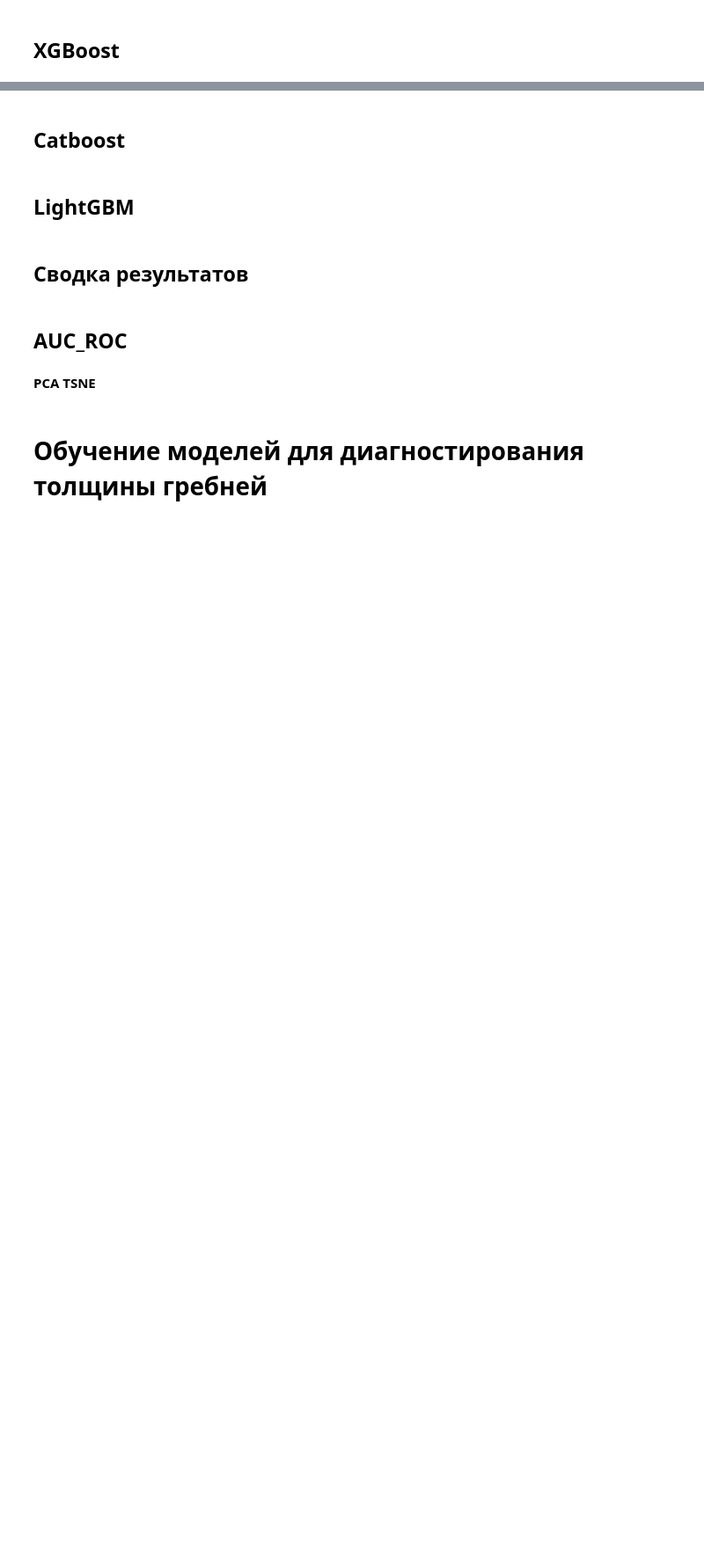
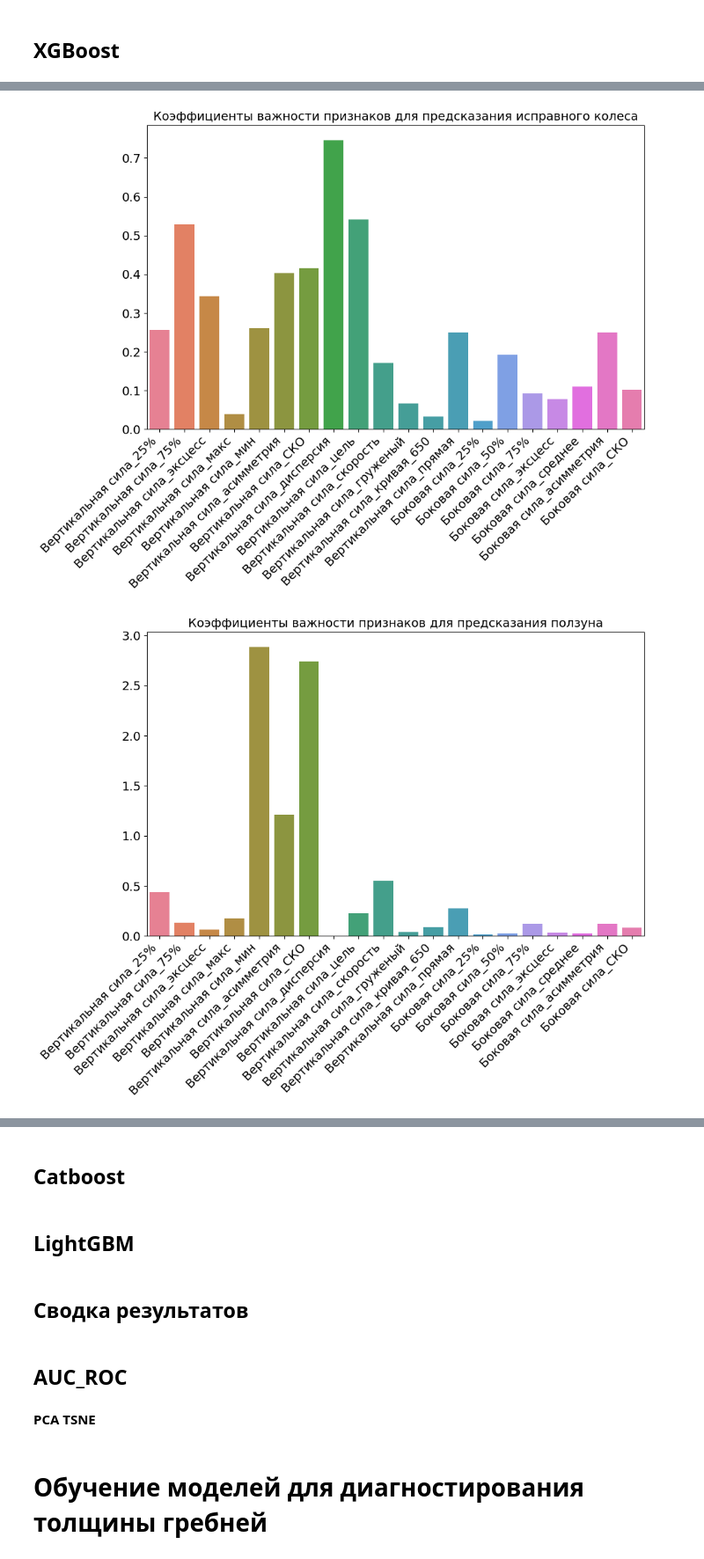
Before and after one commit to daniilgorenkov/Dissertation, a Jupyter notebook: observe.ipynb, the cells around one changed output, grey strips where cells are left out. Shown at 88% size. Cells and saved outputs as stored; diff of their text form; code cells hidden in the pictures; blank space fills up the shorter version.

```diff
--- a/observe.ipynb
+++ b/observe.ipynb
@@ -256,3 +394,34 @@ X_train,X_test,y_train,y_test = train_test_split(X,y,test_size=0.2,shuffle=True)
+# %%
+# Mapping for translation from English to Russian
+translation_map = {
+    "Vertical force": "Вертикальная сила",
+    "Side force": "Боковая сила",
+    "25%": "25%",
+    "50%": "50%",
+    "75%": "75%",
+    "count": "количество",
+    "kurt": "эксцесс",
+    "max": "макс",
+    "mean": "среднее",
+    "min": "мин",
+    "skew": "асимметрия",
+    "std": "СКО",
+    "sum": "сумма",
+    "var": "дисперсия",
+    "target": "цель",
+    "speed": "скорость",
+    "profile": "профиль",
+    "wagon_cfg_loaded": "груженый",
+    "way_cfg_curve650": "кривая_650",
+    "way_cfg_straight": "прямая",
+    "fault": "неисправность"
+}
+
+# Convert multiindex columns to single level and translate
+translated_columns = [
+    "_".join(translation_map.get(part, part) for part in col).strip("_")
+    for col in X.columns
+]
 # %%
 digits = 8
 # %% [markdown]
@@ -275,2 +454,5 @@ print(classification_report(y_test,xgb_pipe.predict(X_test),digits=digits))
 # %%
-pds.plot_feature_importance(xgb_pipe)
+pds.plot_feature_importance(xgb_pipe,column_names=translated_columns,font_size=14)
+# %% [output]
+[figure, added]
+[figure, added]
```
Also changed, not shown: parts of 24 cells of this notebook, 2 other files.
